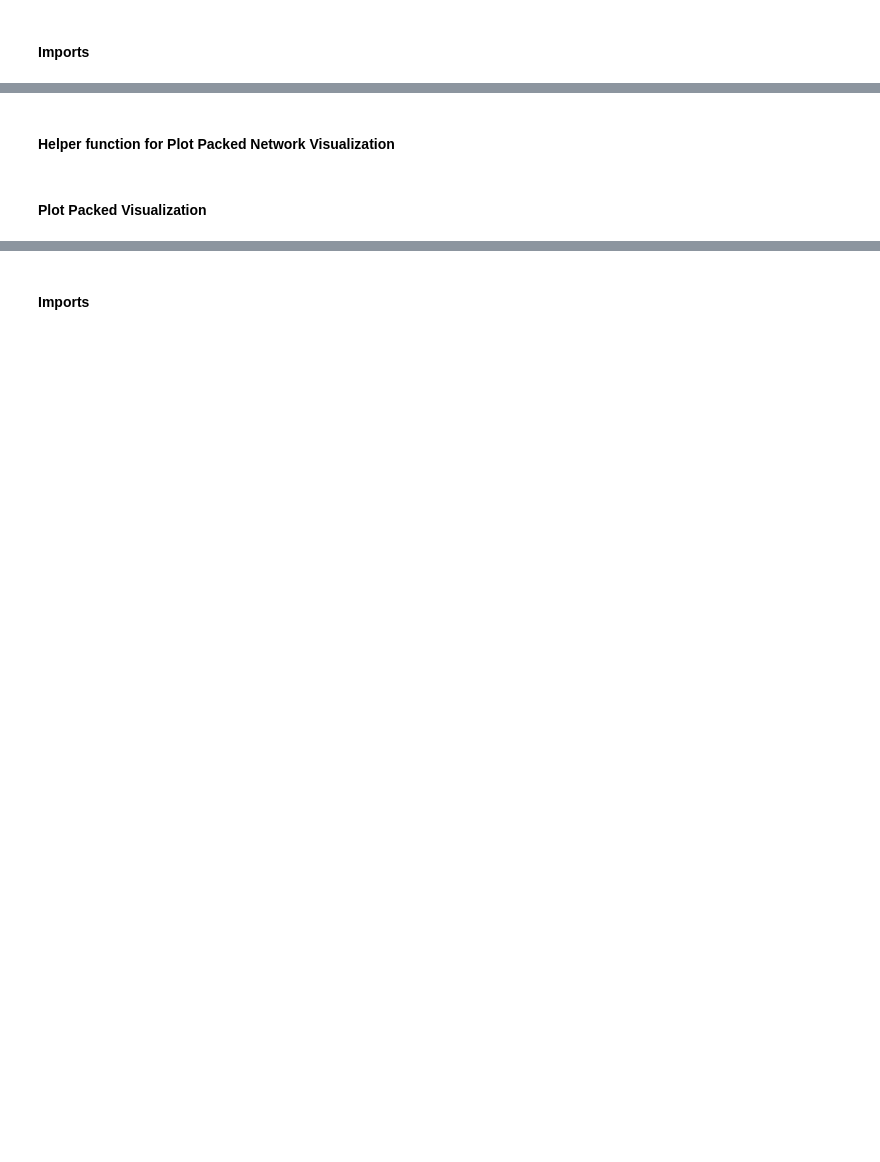
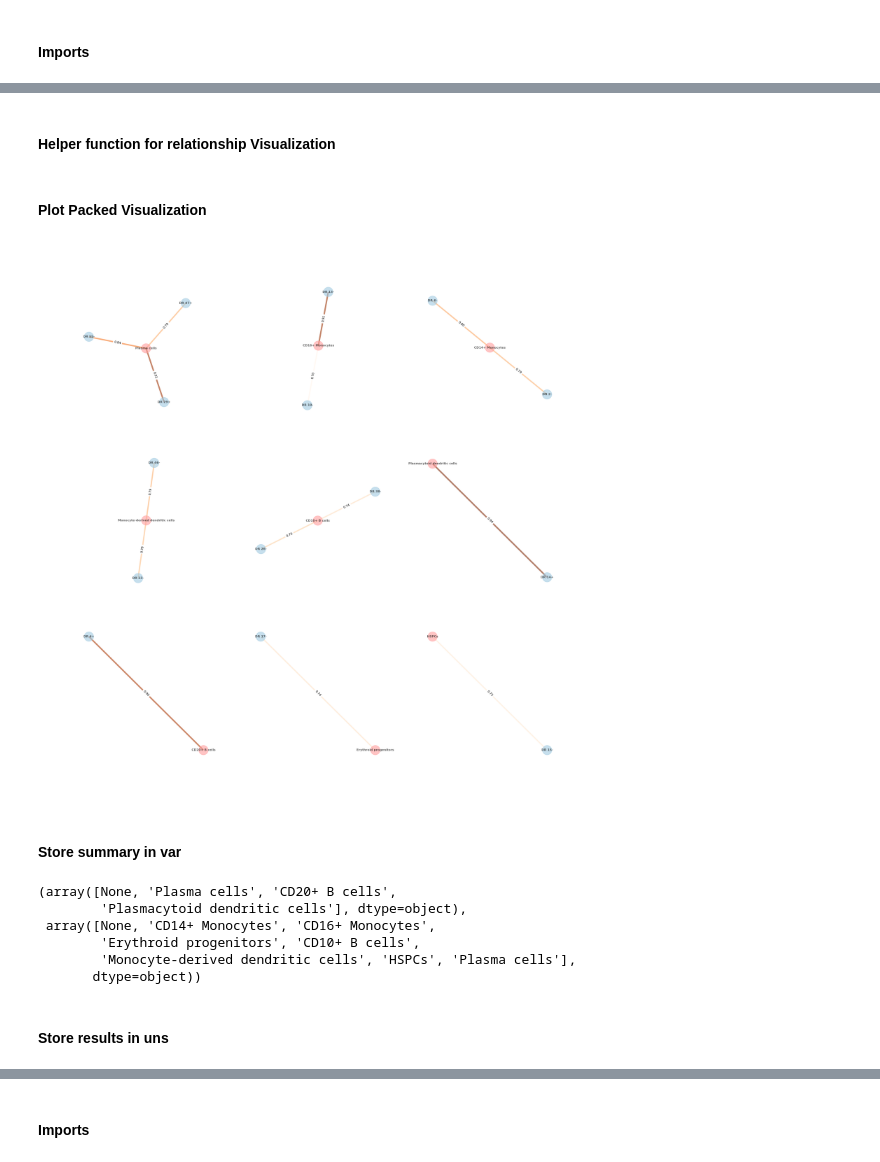
Before and after one commit to clarasoekler/DRVI_tutorials, a Jupyter notebook: identification_of_factors_tutorial_LLM.ipynb, the cells around one changed output, grey strips where cells are left out. Saved outputs shown, nothing was run; the diff lists cells and outputs as text; code cells hidden in the pictures; blank space fills up the shorter version.

```diff
--- a/identification_of_factors_tutorial_LLM.ipynb
+++ b/identification_of_factors_tutorial_LLM.ipynb
@@ -429,0 +271,9 @@ from drvi.utils.metrics import DiscreteDisentanglementBenchmark
+# %%
+embed_pos = embed[:, ~embed.var['vanished_positive_direction']].copy()
+embed_neg = embed[:, ~embed.var['vanished_negative_direction']].copy()
+embed_pos.var.index = embed_pos.var['title'] + '+'
+embed_neg.var.index = embed_neg.var['title'] + '-'
+embed_pos.X = embed_pos.X.clip(min=0)
+embed_neg.X = -embed_neg.X.clip(max=0)
+embed_directional_df = pd.concat([embed_pos.to_df(), embed_neg.to_df()], axis=1).loc[embed.obs.index]
+embed_directional_df[:3]
@@ -430,15 +291,11 @@ from drvi.utils.metrics import DiscreteDisentanglementBenchmark
 # %%
 # Compute SMI between each factor-direction (+/-) and each annotated cell type.
-titles = embed_nv.var["title"]
-combined_X = np.hstack([embed_nv.X, -embed_nv.X])
-combined_titles = [f"{t}+" for t in titles] + [f"{t}-" for t in titles]
-
 benchmark = DiscreteDisentanglementBenchmark(
-    combined_X,
-    dim_titles=combined_titles,
+    embed_directional_df.values,
+    dim_titles=embed_directional_df.columns,
     discrete_target=embed.obs[annot_col],
     metrics=["SMI-disc"],
-    aggregation_methods=["LMS"],
+    aggregation_methods=[],
 )
 benchmark.evaluate()
 smi_similarity = benchmark.get_results_details()["SMI-disc"]
@@ -463,13 +313,11 @@ plt.show()
 # %%
-
+# Reshape the SMI matrix from wide to long format, then keep only pairs above the threshold.
 smi_top_matches = (
     smi_similarity.reset_index()
     .melt(id_vars="title", value_vars=smi_similarity.columns)
     .query("value >= @smi_threshold")
     .reset_index(drop=True)
+    .sort_values("value", ascending=False)
 )
-print(
-    f"Factor–cell type pair matches with SMI >= {smi_threshold}: "
-    f"{len(smi_top_matches)} / {len(smi_similarity)} factors"
-)
-display(smi_top_matches.sort_values("value", ascending=False))
+print(f"Factor–cell type pairs with SMI >= {smi_threshold}: {len(smi_top_matches)}")
+smi_top_matches
@@ -476,27 +342,28 @@ display(smi_top_matches.sort_values("value", ascending=False))
 # %% [markdown]
-#### Helper function for Plot Packed Network Visualization
+#### Helper function for relationship Visualization
 # %%
-def plot_packed_network(df, title_col="title", var_col="variable", val_col="value"):
+def plot_packed_network(df, title_col="title", var_col="variable", val_col="value", figsize=(14, 10)):
     """Visualizes factor–cell type associations as a network with edge weights."""
     G = nx.from_pandas_edgelist(df, title_col, var_col, edge_attr=val_col)
 
     pos = {}
     components = sorted(nx.connected_components(G), key=len, reverse=True)
-    cols = math.ceil(len(components) ** 0.5)
+    cols = 3
     for i, nodes in enumerate(components):
         sub_pos = nx.spring_layout(G.subgraph(nodes), weight=val_col, k=0.5, seed=42)
         r, c = divmod(i, cols)
         for n, (x, y) in sub_pos.items():
             pos[n] = (x + c * 3, y - r * 3)
 
-    plt.figure(figsize=(14, 10))
+    plt.figure(figsize=figsize)
     titles = set(df[title_col])
+    weights = [d[val_col] for u, v, d in G.edges(data=True)]
     nx.draw(
         G, pos,
         with_labels=True, font_size=8, font_weight="bold", node_size=600,
         node_color=["#A0CBE2" if n in titles else "#FF9E9E" for n in G.nodes()],
-        width=[d[val_col] * 4 for u, v, d in G.edges(data=True)],
-        edge_color="grey", alpha=0.6,
+        width=[w * 4 for w in weights],
+        edge_color=weights, edge_cmap=plt.cm.Oranges, alpha=0.6,
     )
     edge_labels = {(u, v): f"{d[val_col]:.2f}" for u, v, d in G.edges(data=True)}
     nx.draw_networkx_edge_labels(G, pos, edge_labels=edge_labels, font_size=8)
@@ -505,4 +372,35 @@ def plot_packed_network(df, title_col="title", var_col="variable", val_col="valu
 # %% [markdown]
 #### Plot Packed Visualization
 # %%
-plot_packed_network(smi_top_matches)
+plot_packed_network(smi_top_matches, figsize=(20, 20))
+# %% [output]
+[figure, added]
+# %% [markdown]
+#### Store summary in var
+# %%
+first_match = smi_top_matches.drop_duplicates(subset=['title'])
+first_match['direction'] = first_match['title'].str[-1:]
+first_match['title'] = first_match['title'].str[:-1]
+first_match_pos = first_match.query("direction == '+'")
+first_match_neg = first_match.query("direction == '-'")
+embed.var.set_index("title", drop=False, inplace=True)
+embed.var[f'positive_direction_match_with_user_annotations'] = None
+embed.var[f'negative_direction_match_with_user_annotations'] = None
+embed.var[f'positive_direction_match_with_user_annotations'][first_match_pos['title']] = first_match_pos['variable']
+embed.var[f'negative_direction_match_with_user_annotations'][first_match_neg['title']] = first_match_neg['variable']
+embed.var.index = embed.var["original_dim_id"].astype(int).astype(str)
+embed.var.index.name = None
+
+(
+    embed.var[f'positive_direction_match_with_user_annotations'].unique(),
+    embed.var[f'negative_direction_match_with_user_annotations'].unique(),
+)
+# %% [output]
+(array([None, 'Plasma cells', 'CD20+ B cells',
+        'Plasmacytoid dendritic cells'], dtype=object),
+ array([None, 'CD14+ Monocytes', 'CD16+ Monocytes',
+        'Erythroid progenitors', 'CD10+ B cells',
+        'Monocyte-derived dendritic cells', 'HSPCs', 'Plasma cells'],
+       dtype=object))
+# %% [markdown]
+#### Store results in uns
```
Also changed, not shown: parts of 273 cells of this notebook, 1 other file.
